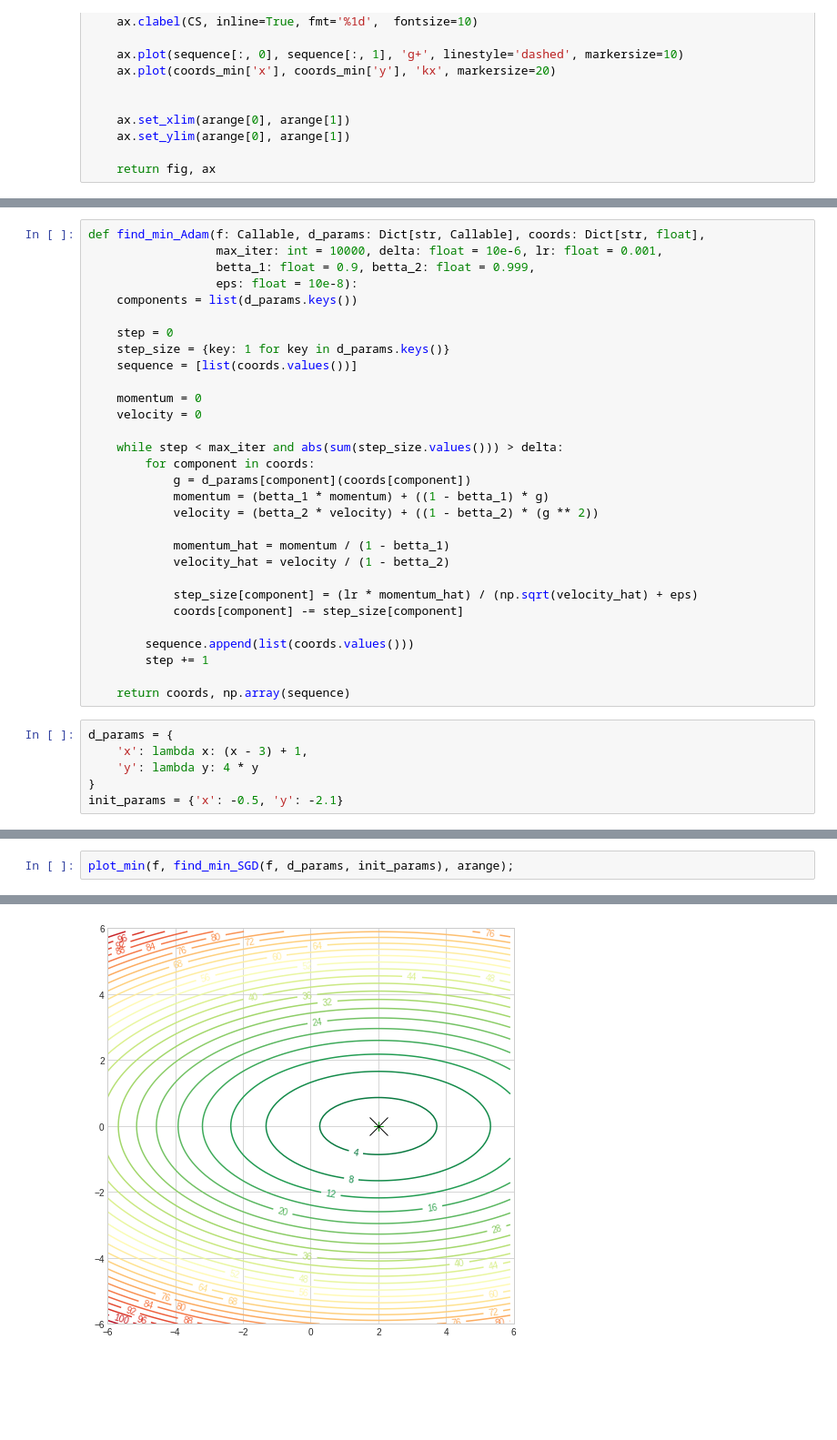
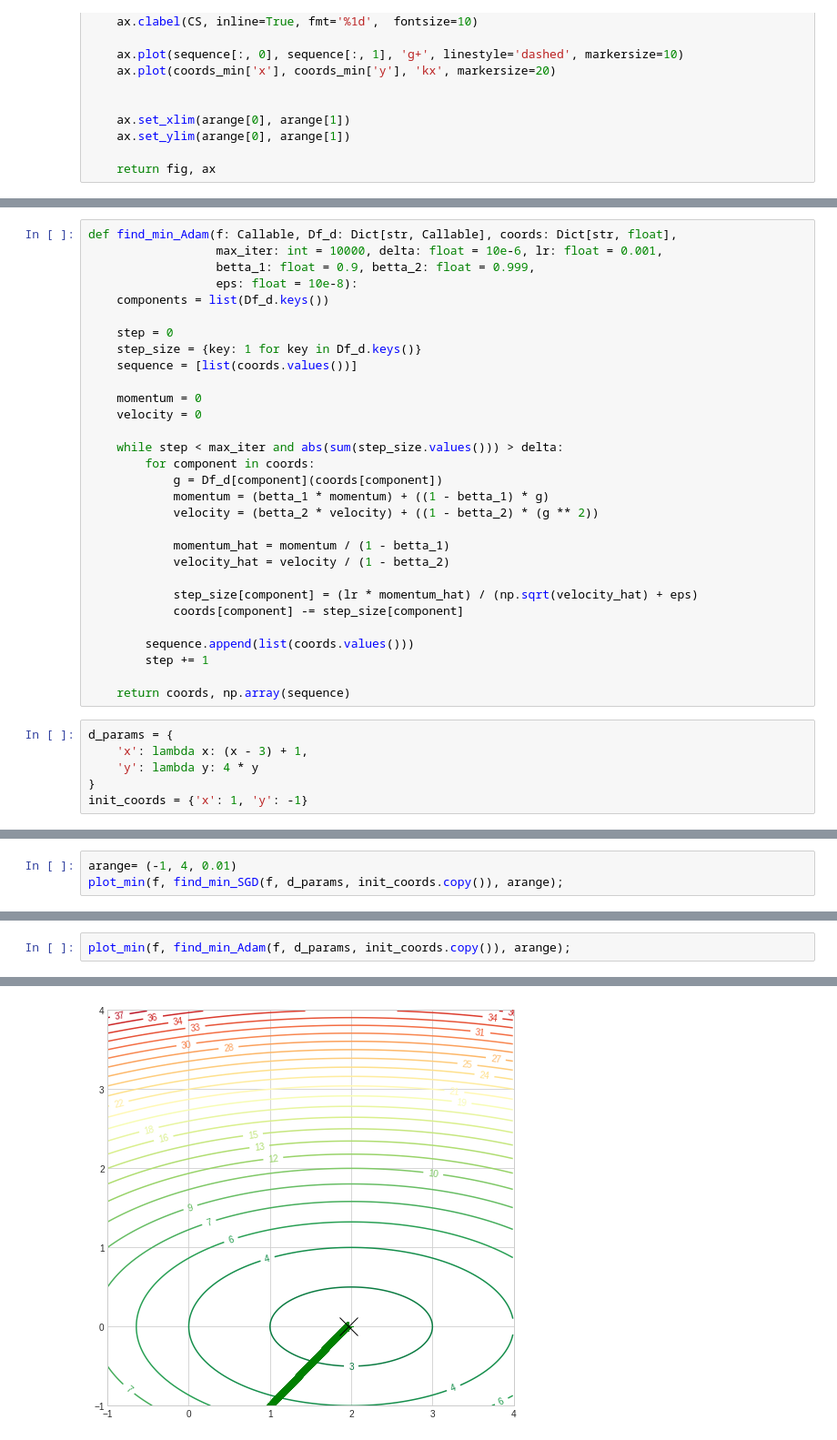
Before and after one commit to kSahatova/ITMO_MLTech, a Jupyter notebook: Lab2/MLTech_Lab2.ipynb, the cells around one changed output, grey strips where cells are left out. Shown at 91% size. Drawn from its saved outputs; the diff is of its cells as text; blank space fills up the shorter version.

```diff
--- a/Lab2/MLTech_Lab2.ipynb
+++ b/Lab2/MLTech_Lab2.ipynb
@@ -82,14 +82,14 @@ def find_min_SGD(f: Callable, d_params: Dict[str, Callable], coords: Dict[str, f
 
     return coords, np.array(sequence)
 # %%
-def find_min_Adam(f: Callable, d_params: Dict[str, Callable], coords: Dict[str, float],
+def find_min_Adam(f: Callable, Df_d: Dict[str, Callable], coords: Dict[str, float],
                   max_iter: int = 10000, delta: float = 10e-6, lr: float = 0.001,
                   betta_1: float = 0.9, betta_2: float = 0.999,
                   eps: float = 10e-8):
-    components = list(d_params.keys())
+    components = list(Df_d.keys())
 
     step = 0
-    step_size = {key: 1 for key in d_params.keys()}
+    step_size = {key: 1 for key in Df_d.keys()}
     sequence = [list(coords.values())]
 
     momentum = 0
@@ -97,7 +97,7 @@ def find_min_Adam(f: Callable, d_params: Dict[str, Callable], coords: Dict[str,
 
     while step < max_iter and abs(sum(step_size.values())) > delta:
         for component in coords:
-            g = d_params[component](coords[component])
+            g = Df_d[component](coords[component])
             momentum = (betta_1 * momentum) + ((1 - betta_1) * g)
             velocity = (betta_2 * velocity) + ((1 - betta_2) * (g ** 2))
 
@@ -116,5 +116,5 @@ d_params = {
     'x': lambda x: (x - 3) + 1,
     'y': lambda y: 4 * y
 }
-init_params = {'x': -0.5, 'y': -2.1}
+init_coords = {'x': 1, 'y': -1}
 # %%
@@ -126,0 +127,3 @@ SGD  | Minimum found value of function f is {'x': 1.71, 'y': -0.0}, f({'x': 1.71
+# %%
+arange= (-1, 4, 0.01)
+plot_min(f, find_min_SGD(f, d_params, init_coords.copy()), arange);
@@ -127,3 +140,3 @@ SGD  | Minimum found value of function f is {'x': 1.71, 'y': -0.0}, f({'x': 1.71
 # %%
-plot_min(f, find_min_SGD(f, d_params, init_params), arange);
+plot_min(f, find_min_Adam(f, d_params, init_coords.copy()), arange);
 # %% [output]
@@ -131 +144 @@ Convergence took 1 steps.
-[figure, old version]
+[figure, new version]
```
Also changed, not shown: parts of 9 cells of this notebook.
